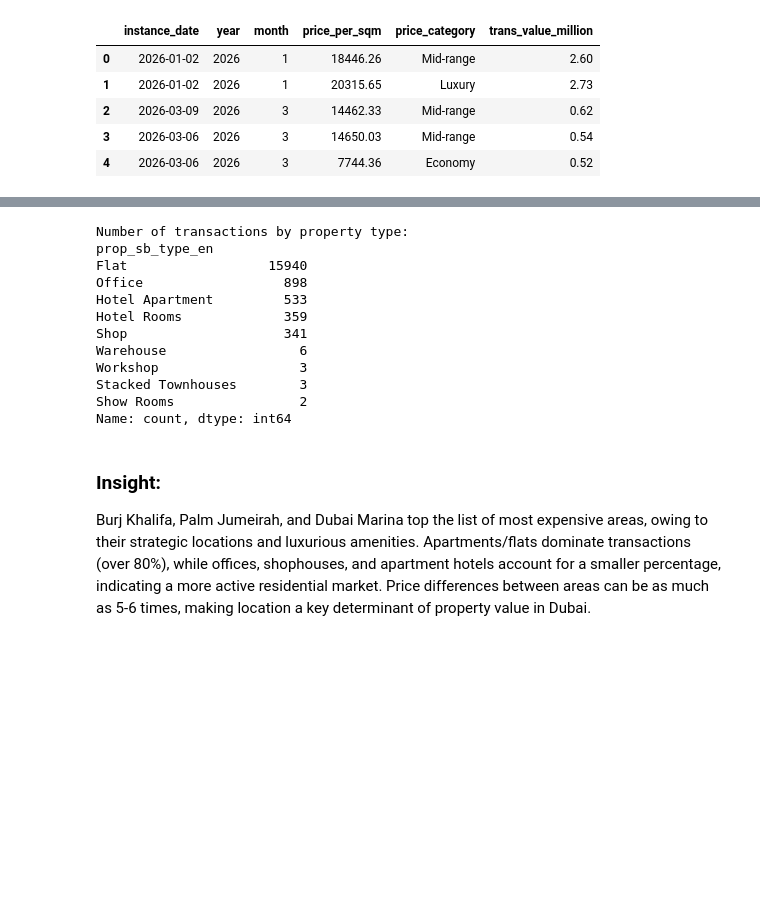
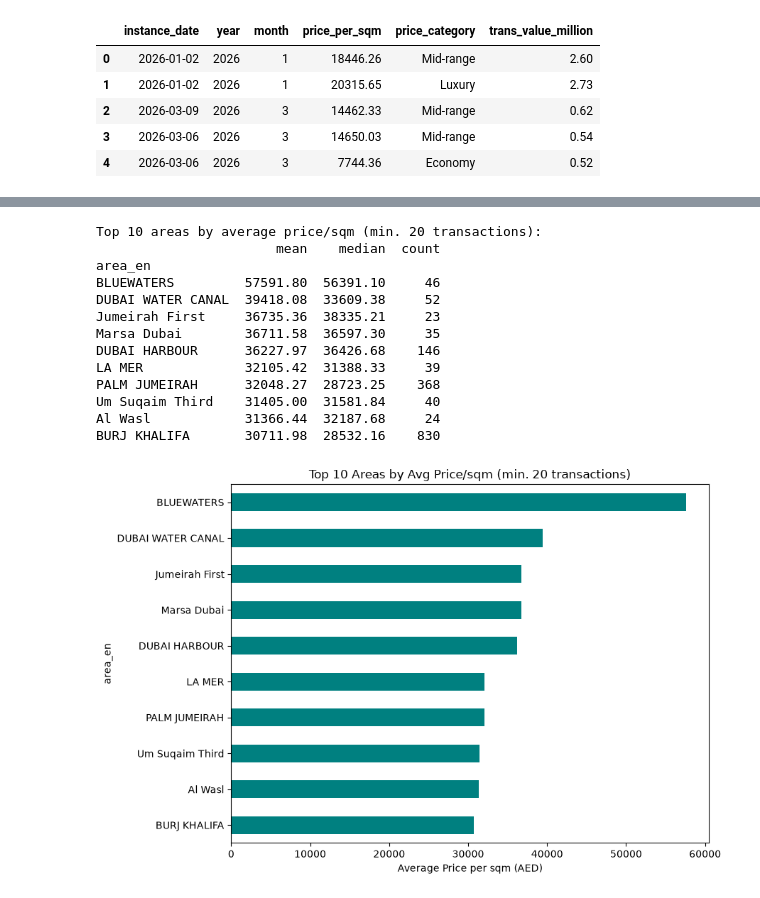
Before and after one commit to afriqil/Dubai-Residential-Property-Market-Analysis, a Jupyter notebook: notebooks/analysis.ipynb, the cells around one changed output, grey strips where cells are left out. Drawn from its saved outputs; the diff is of its cells as text; code cells hidden in the pictures; blank space fills up the shorter version.

```diff
--- a/notebooks/analysis.ipynb
+++ b/notebooks/analysis.ipynb
@@ -187,0 +402,9 @@ Goal: Obtain an overview of data patterns before sending them to the data wareho
+# %%
+# Statistical test: is the average price_per_sqm significantly different across property types?
+# Using only rows without a data quality flag to avoid distortion from suspicious values
+clean_df = df[df['data_quality_flag'] == 'OK']
+
+groups = [clean_df[clean_df['prop_sb_type_en'] == t]['price_per_sqm'] for t in clean_df['prop_sb_type_en'].unique()]
+f_stat, p_value = stats.f_oneway(*groups)
+print(f"ANOVA F-statistic: {f_stat:.2f}")
+print(f"p-value: {p_value:.2e}")
@@ -188,7 +423,7 @@ Goal: Obtain an overview of data patterns before sending them to the data wareho
 # %%
-# 1. Average price per area
-avg_price_per_area = df.groupby('area_en')['price_per_sqm'].agg(['mean', 'count']).round(2)
+# Average price per sqm by area (excluding flagged rows to avoid distortion)
+avg_price_per_area = clean_df.groupby('area_en')['price_per_sqm'].agg(['mean', 'median', 'count']).round(2)
 avg_price_per_area = avg_price_per_area.sort_values(by='mean', ascending=False)
-print("Areas with the highest average price:")
+print("Areas with the highest average price per sqm:")
 print(avg_price_per_area.head(10))
 # %% [output]
@@ -208,23 +443,28 @@ Marsa Dubai          36711.58     35
-# %%
-# 2. Number of transactions by property type
-transactions_by_type = df['prop_sb_type_en'].value_counts()
-print("\nNumber of transactions by property type:")
-print(transactions_by_type)
-# %% [output]
-Number of transactions by property type:
-prop_sb_type_en
-Flat                  15940
-Office                  898
-Hotel Apartment         533
-Hotel Rooms             359
-Shop                    341
-Warehouse                 6
-Workshop                  3
-Stacked Townhouses        3
-Show Rooms                2
-Name: count, dtype: int64
-# %% [markdown]
-### Insight:
-Burj Khalifa, Palm Jumeirah, and Dubai Marina top the list of most expensive areas, owing to their strategic locations and luxurious amenities.
-Apartments/flats dominate transactions (over 80%), while offices, shophouses, and apartment hotels account for a smaller percentage, indicating a more active residential market.
-Price differences between areas can be as much as 5-6 times, making location a key determinant of property value in Dubai.
+# %%
+# Restrict to areas with a reasonable sample size (>=20 transactions) before ranking,
+# since areas with only 1-2 transactions can show misleadingly extreme averages
+reliable_areas = avg_price_per_area[avg_price_per_area['count'] >= 20].sort_values('mean', ascending=False)
+print("Top 10 areas by average price/sqm (min. 20 transactions):")
+print(reliable_areas.head(10))
+
+reliable_areas.head(10)['mean'].plot(kind="barh", figsize=(9,6), color="teal")
+plt.title("Top 10 Areas by Avg Price/sqm (min. 20 transactions)")
+plt.xlabel("Average Price per sqm (AED)")
+plt.gca().invert_yaxis()
+plt.tight_layout()
+plt.show()
+# %% [output]
+Top 10 areas by average price/sqm (min. 20 transactions):
+                       mean    median  count
+area_en
+BLUEWATERS         57591.80  56391.10     46
+DUBAI WATER CANAL  39418.08  33609.38     52
+Jumeirah First     36735.36  38335.21     23
+Marsa Dubai        36711.58  36597.30     35
+DUBAI HARBOUR      36227.97  36426.68    146
+LA MER             32105.42  31388.33     39
+PALM JUMEIRAH      32048.27  28723.25    368
+Um Suqaim Third    31405.00  31581.84     40
+Al Wasl            31366.44  32187.68     24
+BURJ KHALIFA       30711.98  28532.16    830
+[figure, added]
```
Also changed, not shown: parts of 71 cells of this notebook, 3 other files.
